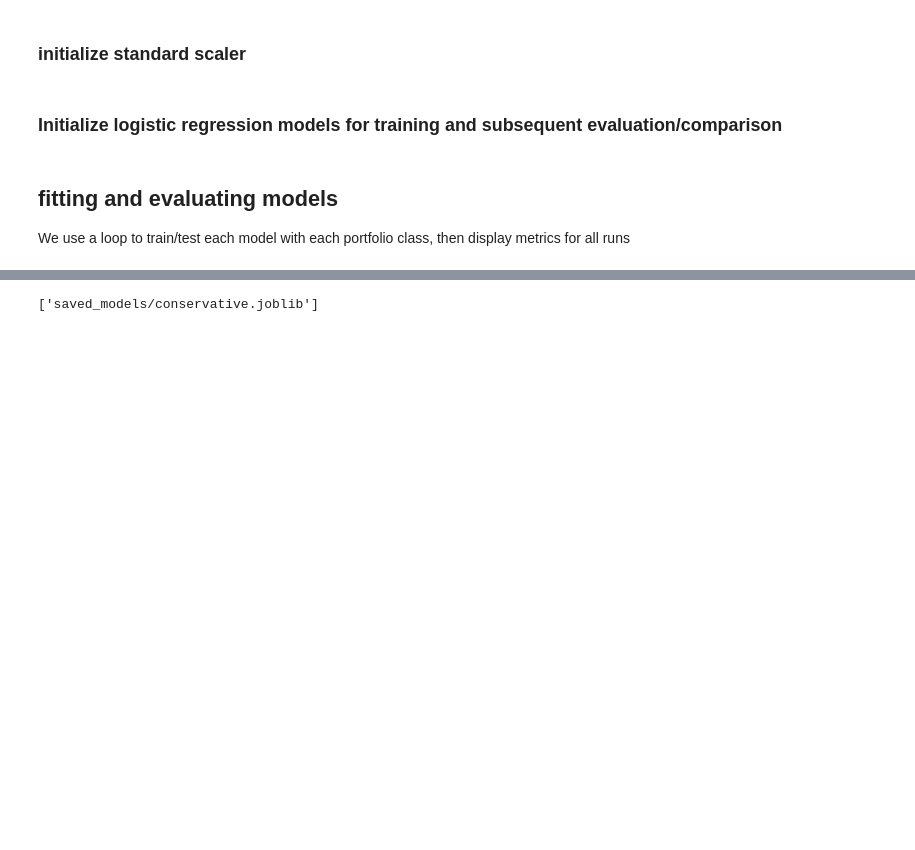
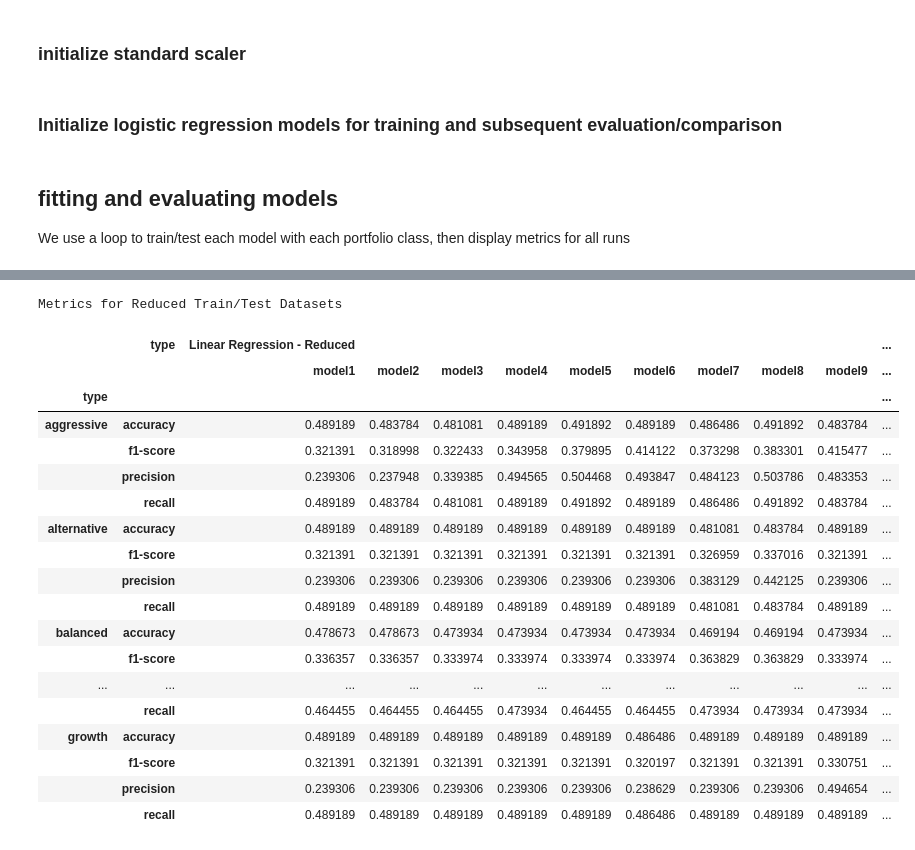
Before and after one commit to tlchampion/mwp_algorithmic_trading, a Jupyter notebook: modeling/logistic_regression.ipynb, the cells around one changed output, grey strips where cells are left out. Drawn from its saved outputs; the diff is of its cells as text; code cells hidden in the pictures; blank space fills up the shorter version.

```diff
--- a/modeling/logistic_regression.ipynb
+++ b/modeling/logistic_regression.ipynb
@@ -187,19 +166,0 @@ Metrics for Full Train/Test Datasets
-# %%
-classes = ['conservative', 'balanced', 'growth', 'aggressive', 'alternative']
-for c in classes:
-    model7 = LogisticRegression(random_state=42, max_iter=10000, solver='saga', penalty=None)
-    X_train = datafiles[c][0]
-    X_test = datafiles[c][1]
-    y_train = datafiles[c][2]
-    y_test = datafiles[c][3]
-
-    pipeline = Pipeline([('scaler', scaler), ('model', model)])
-    pipeline.fit(X_train, y_train)
-
-    filepath = Path(f"./saved_models/{c}.joblib")
-    dump(pipeline, filepath)
-# %%
-filepath = Path(f"./saved_models/{c}.joblib")
-dump(pipeline, filepath)
-# %% [output]
-['saved_models/conservative.joblib']
@@ -205,0 +248,46 @@ dump(pipeline, filepath)
+# %%
+df_reduced_results['type'] = 'Linear Regression - Reduced'
+df_full_results['type'] = 'Linear Regression - Full'
+
+
+df_reduced_results.set_index('type', append=True,inplace=True)
+df_full_results.set_index('type', append=True,inplace=True)
+
+df_reduced_results = df_reduced_results.unstack(level=2)
+
+df_reduced_results = df_reduced_results.reorder_levels([1,0], axis=1)
+
+
+df_full_results = df_full_results.unstack(level=2)
+
+df_full_results = df_full_results.reorder_levels([1,0], axis=1)
+
+df_lr_results = pd.concat([df_reduced_results, df_full_results], axis=1)
+
+cm = sns.light_palette("blue", as_cmap=True)
+pd.set_option('display.max_columns', None)
+
+
+
+df_lr_results.style.background_gradient(cmap=cm, axis=1).set_caption("Metrics for Reduced Train/Test Datasets")
+# %% [output]
+Metrics for Reduced Train/Test Datasets
+|  | type | Linear Regression - Reduced |  |  |  |  |  |  |  |  | ... |
+|  |  | model1 | model2 | model3 | model4 | model5 | model6 | model7 | model8 | model9 | ... |
+| type |  |  |  |  |  |  |  |  |  |  | ... |
+| aggressive | accuracy | 0.489189 | 0.483784 | 0.481081 | 0.489189 | 0.491892 | 0.489189 | 0.486486 | 0.491892 | 0.483784 | ... |
+|  | f1-score | 0.321391 | 0.318998 | 0.322433 | 0.343958 | 0.379895 | 0.414122 | 0.373298 | 0.383301 | 0.415477 | ... |
+|  | precision | 0.239306 | 0.237948 | 0.339385 | 0.494565 | 0.504468 | 0.493847 | 0.484123 | 0.503786 | 0.483353 | ... |
+|  | recall | 0.489189 | 0.483784 | 0.481081 | 0.489189 | 0.491892 | 0.489189 | 0.486486 | 0.491892 | 0.483784 | ... |
+| alternative | accuracy | 0.489189 | 0.489189 | 0.489189 | 0.489189 | 0.489189 | 0.489189 | 0.481081 | 0.483784 | 0.489189 | ... |
+|  | f1-score | 0.321391 | 0.321391 | 0.321391 | 0.321391 | 0.321391 | 0.321391 | 0.326959 | 0.337016 | 0.321391 | ... |
+|  | precision | 0.239306 | 0.239306 | 0.239306 | 0.239306 | 0.239306 | 0.239306 | 0.383129 | 0.442125 | 0.239306 | ... |
+|  | recall | 0.489189 | 0.489189 | 0.489189 | 0.489189 | 0.489189 | 0.489189 | 0.481081 | 0.483784 | 0.489189 | ... |
+| balanced | accuracy | 0.478673 | 0.478673 | 0.473934 | 0.473934 | 0.473934 | 0.473934 | 0.469194 | 0.469194 | 0.473934 | ... |
+|  | f1-score | 0.336357 | 0.336357 | 0.333974 | 0.333974 | 0.333974 | 0.333974 | 0.363829 | 0.363829 | 0.333974 | ... |
+| ... | ... | ... | ... | ... | ... | ... | ... | ... | ... | ... | ... |
+|  | recall | 0.464455 | 0.464455 | 0.464455 | 0.473934 | 0.464455 | 0.464455 | 0.473934 | 0.473934 | 0.473934 | ... |
+| growth | accuracy | 0.489189 | 0.489189 | 0.489189 | 0.489189 | 0.489189 | 0.486486 | 0.489189 | 0.489189 | 0.489189 | ... |
+|  | f1-score | 0.321391 | 0.321391 | 0.321391 | 0.321391 | 0.321391 | 0.320197 | 0.321391 | 0.321391 | 0.330751 | ... |
+|  | precision | 0.239306 | 0.239306 | 0.239306 | 0.239306 | 0.239306 | 0.238629 | 0.239306 | 0.239306 | 0.494654 | ... |
+|  | recall | 0.489189 | 0.489189 | 0.489189 | 0.489189 | 0.489189 | 0.486486 | 0.489189 | 0.489189 | 0.489189 | ... |
```
Also changed, not shown: parts of 5 cells of this notebook, 14 other files.
